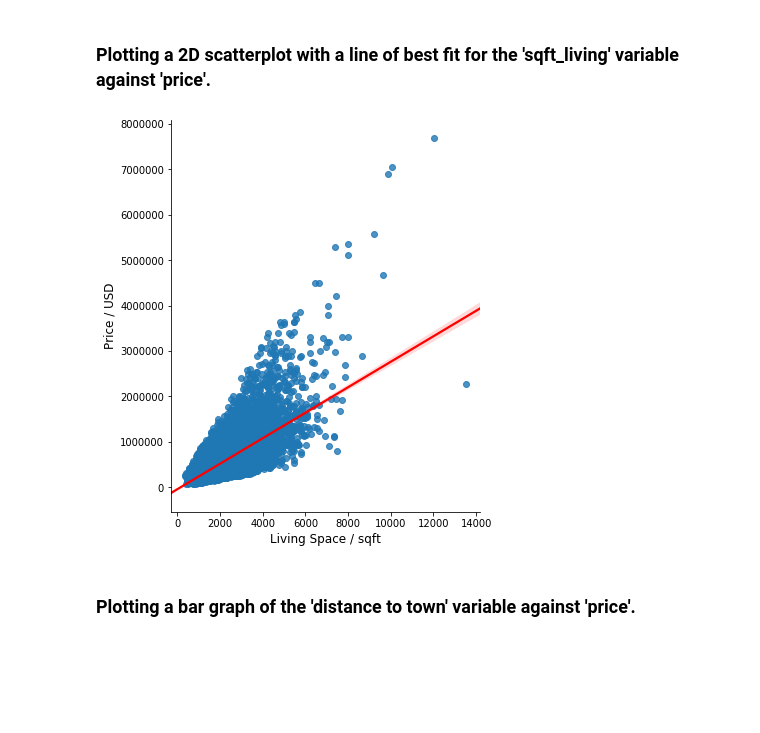
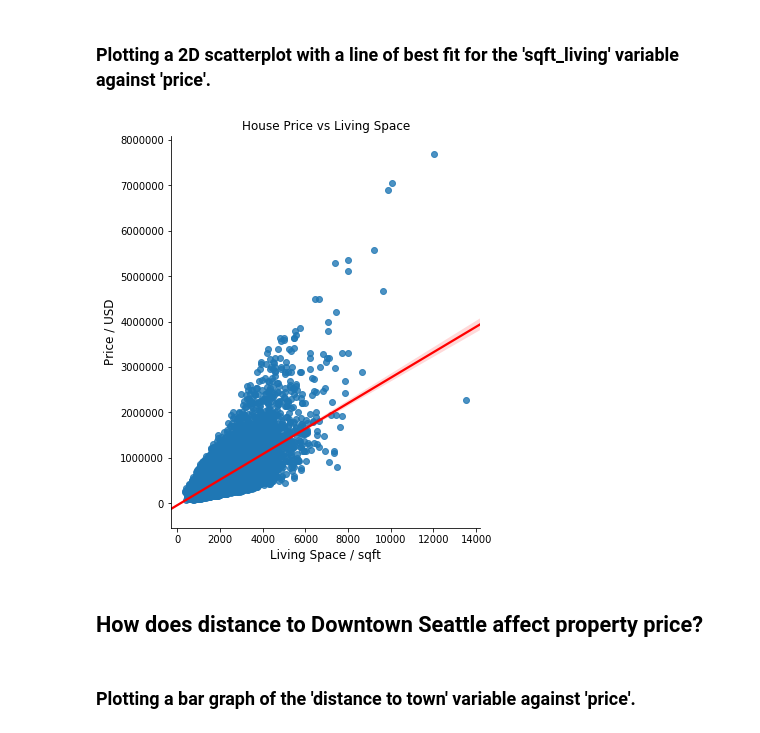
Before and after one commit to petehumphries/housing_project, a Jupyter notebook: project_1_regression_modelling_RM.ipynb, the cells around one changed output. Saved outputs shown, nothing was run; the diff lists cells and outputs as text; code cells hidden in the pictures; blank space fills up the shorter version.

```diff
--- a/project_1_regression_modelling_RM.ipynb
+++ b/project_1_regression_modelling_RM.ipynb
@@ -101,12 +171,15 @@ results.summary()
 # %%
 ax = sns.pairplot(data = df, y_vars = 'price', x_vars = 'sqft_living', kind='reg', plot_kws={'line_kws':{'color':'red'}})
 # ax.fig.suptitle('Price vs Sqft Living Space', y = 1)
 ax.fig.set_size_inches(7,8)
 plt.xlabel('Living Space / sqft', fontsize=12)
 plt.ylabel('Price / USD', fontsize=12)
+plt.title('House Price vs Living Space')
 plt.show()
 # %% [output]
-[figure, old version]
+[figure, new version]
+# %% [markdown]
+## How does distance to Downtown Seattle affect property price?
 # %% [markdown]
 ### Plotting a bar graph of the 'distance to town' variable against 'price'.
 # %% [markdown]
```
Also changed, not shown: parts of 16 cells of this notebook, 1 other file.
